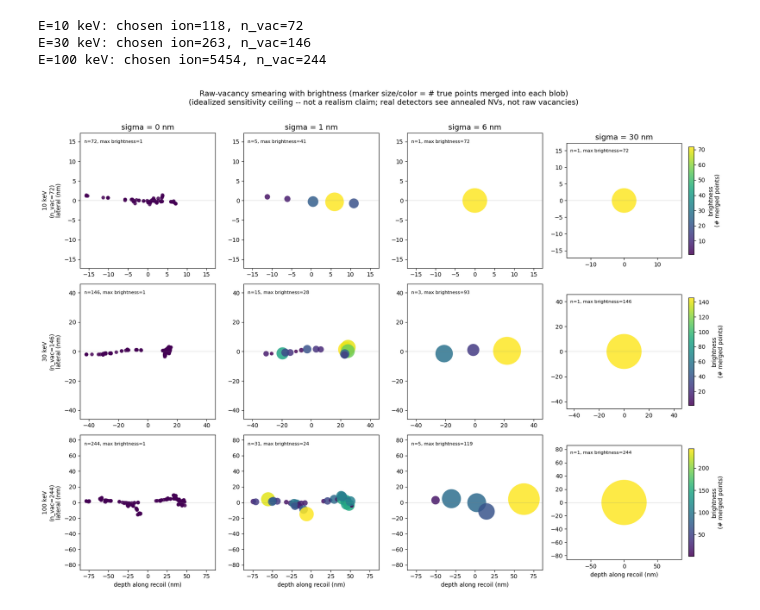
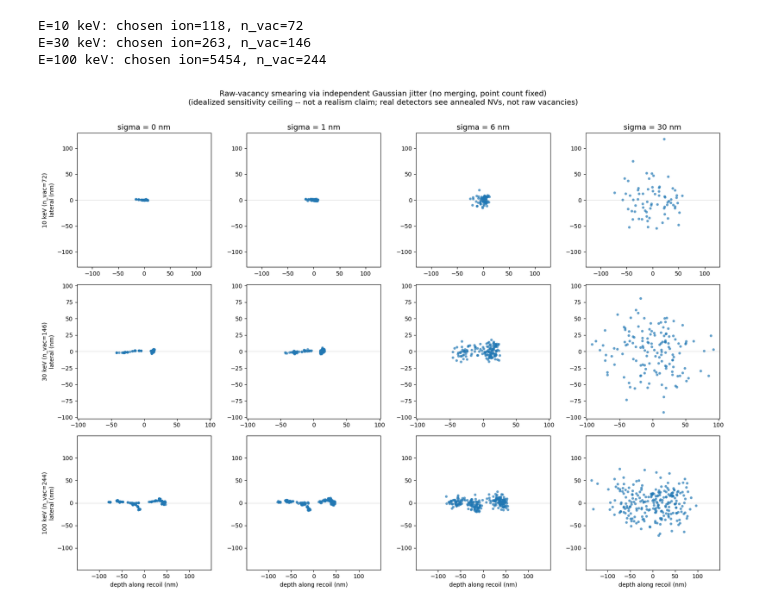
Before and after one commit to cbharathulwar/sbi-srim, a Jupyter notebook: smearing_resolution/smearing_exploration.ipynb, the cells around one changed output. Saved outputs shown, nothing was run; the diff lists cells and outputs as text; code cells hidden in the pictures.

```diff
--- a/smearing_resolution/smearing_exploration.ipynb
+++ b/smearing_resolution/smearing_exploration.ipynb
@@ -38,50 +38,41 @@ E=10 keV: chosen ion=118, n_vac=72
 E=30 keV: chosen ion=263, n_vac=146
 E=100 keV: chosen ion=5454, n_vac=244
 # %%
-# same plot as before, but now each blob's marker size + color scales with its
-# brightness (how many true points merged into it) instead of every blob looking
-# the same regardless of how much merged into it
+# simple independent-jitter smearing: each point gets random Gaussian noise
+# added to its position, no merging -- point count stays the same, positions
+# just get noisier as sigma grows
+rng = np.random.default_rng(0)
 n_rows = len(TARGETS)
 fig, axes = plt.subplots(n_rows, len(SIGMAS_NM), figsize=(4.2*len(SIGMAS_NM), 4*n_rows))
 
 for i, E in enumerate(TARGETS):
     pts_A, g = chosen[E]
 
     variants = {}
     for s_nm in SIGMAS_NM:
         sigma_A = s_nm * 10
-        if sigma_A > 0:
-            merged, brightness = gaussian_mean_shift_merge(pts_A, sigma_A, return_brightness=True)
-        else:
-            merged, brightness = pts_A, np.ones(len(pts_A), dtype=int)
-        variants[s_nm] = (project(merged / 10.0, g), len(merged), brightness)
-    max_extent = max(max(abs(proj).max(), abs(lat).max()) for (proj, lat), _, _ in variants.values())
+        jittered = gaussian_jitter_smear(pts_A, sigma_A, rng=rng)
+        variants[s_nm] = project(jittered / 10.0, g)
+    max_extent = max(max(abs(proj).max(), abs(lat).max()) for proj, lat in variants.values())
     lim = max_extent * 1.1
 
     for c, s_nm in enumerate(SIGMAS_NM):
-        (proj, lat), n_blobs, brightness = variants[s_nm]
+        proj, lat = variants[s_nm]
         ax = axes[i, c]
-        # marker size and color both track brightness -- a blob made of many
-        # merged points is bigger AND darker/more saturated than a lone point
-        sizes = 15 + 25 * brightness
-        sca = ax.scatter(proj, lat, s=sizes, c=brightness, cmap='viridis',
-                          alpha=0.85, edgecolors='none', vmin=1, vmax=max(brightness.max(), 2))
+        ax.scatter(proj, lat, s=20, alpha=0.7, edgecolors='none')
         ax.set_xlim(-lim, lim); ax.set_ylim(-lim, lim)
         ax.axhline(0, color='gray', lw=0.5, alpha=0.4)
         ax.set_aspect('equal')
         if i == 0:
             ax.set_title(f'sigma = {s_nm} nm', fontsize=13)
-        ax.set_ylabel(f'{E} keV\n(n_vac={len(pts_A)})\nlateral (nm)' if c == 0 else '', fontsize=10)
-        ax.text(0.03, 0.95, f'n={n_blobs}, max brightness={brightness.max()}',
-                transform=ax.transAxes, fontsize=8, va='top')
+        ylabel = f'{E} keV (n_vac={len(pts_A)})\nlateral (nm)' if c == 0 else ''
+        ax.set_ylabel(ylabel, fontsize=10)
         if i == n_rows - 1:
             ax.set_xlabel('depth along recoil (nm)')
-        if c == len(SIGMAS_NM) - 1:
-            plt.colorbar(sca, ax=ax, label='brightness\n(# merged points)', shrink=0.8)
 
-fig.suptitle('Raw-vacancy smearing with brightness (marker size/color = # true points merged into each blob)\n'
-             '(idealized sensitivity ceiling -- not a realism claim; real detectors see annealed NVs, not raw vacancies)',
-             fontsize=13, y=1.01)
+title = ('Raw-vacancy smearing via independent Gaussian jitter (no merging, point count fixed)\n'
+         '(idealized sensitivity ceiling -- not a realism claim; real detectors see annealed NVs, not raw vacancies)')
+fig.suptitle(title, fontsize=13, y=1.01)
 fig.tight_layout()
 # %% [output]
-[figure, old version]
+[figure, new version]
```
Also changed, not shown: parts of 1 cell of this notebook, 2 other files.
